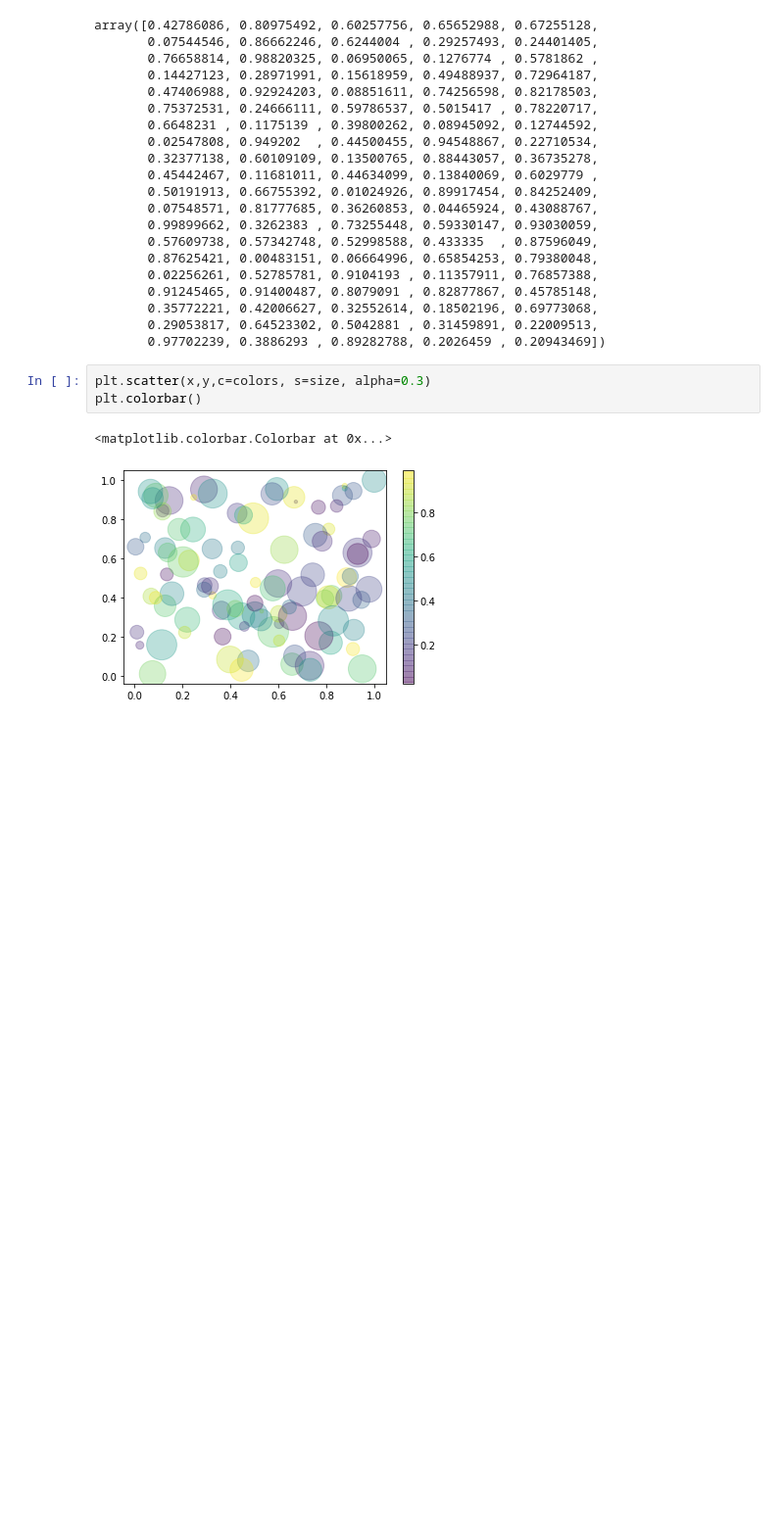
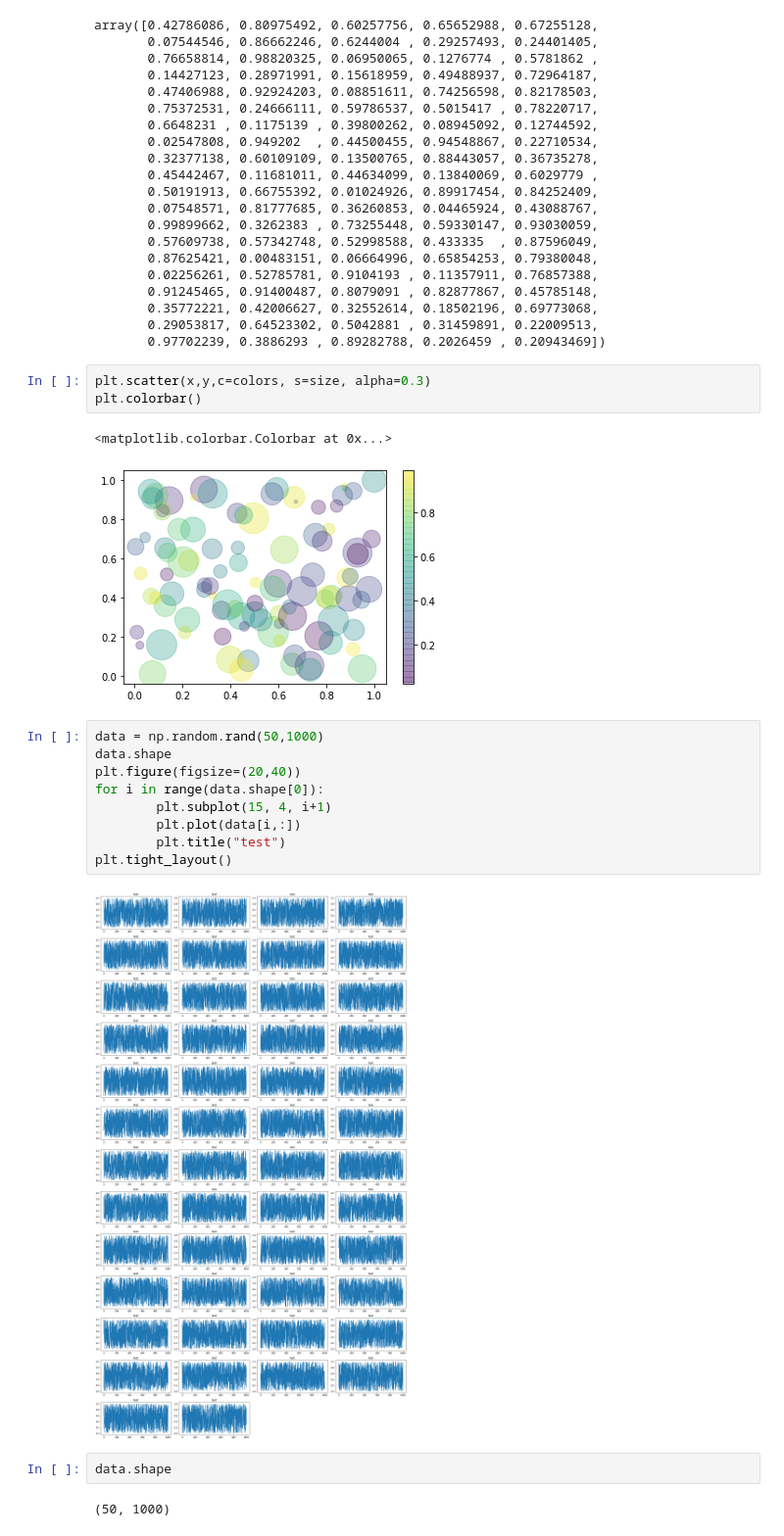
Before and after one commit to lhuang-pvamu/Parallel-Computing-Code, a Jupyter notebook: Python/Plots.ipynb, the cells around one changed output. Shown at 98% size. Drawn from its saved outputs; the diff is of its cells as text; blank space fills up the shorter version.

Commit message:
update plots

```diff
--- a/Python/Plots.ipynb
+++ b/Python/Plots.ipynb
@@ -174,3 +174,18 @@ plt.colorbar()
 # %% [output]
 <matplotlib.colorbar.Colorbar at 0x...>
 [figure]
+# %%
+data = np.random.rand(50,1000)
+data.shape
+plt.figure(figsize=(20,40))
+for i in range(data.shape[0]):
+        plt.subplot(15, 4, i+1)
+        plt.plot(data[i,:])
+        plt.title("test")
+plt.tight_layout()
+# %% [output]
+[figure, added]
+# %%
+data.shape
+# %% [output]
+(50, 1000)
```
